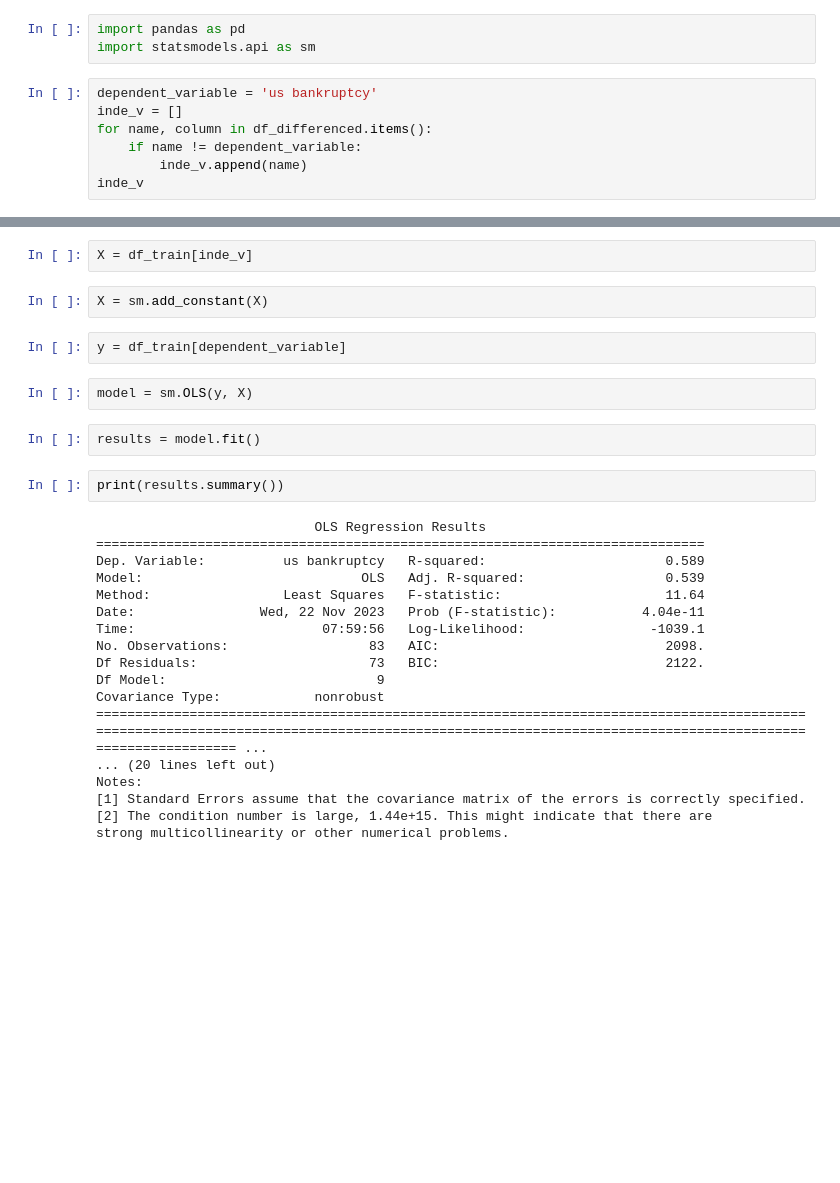
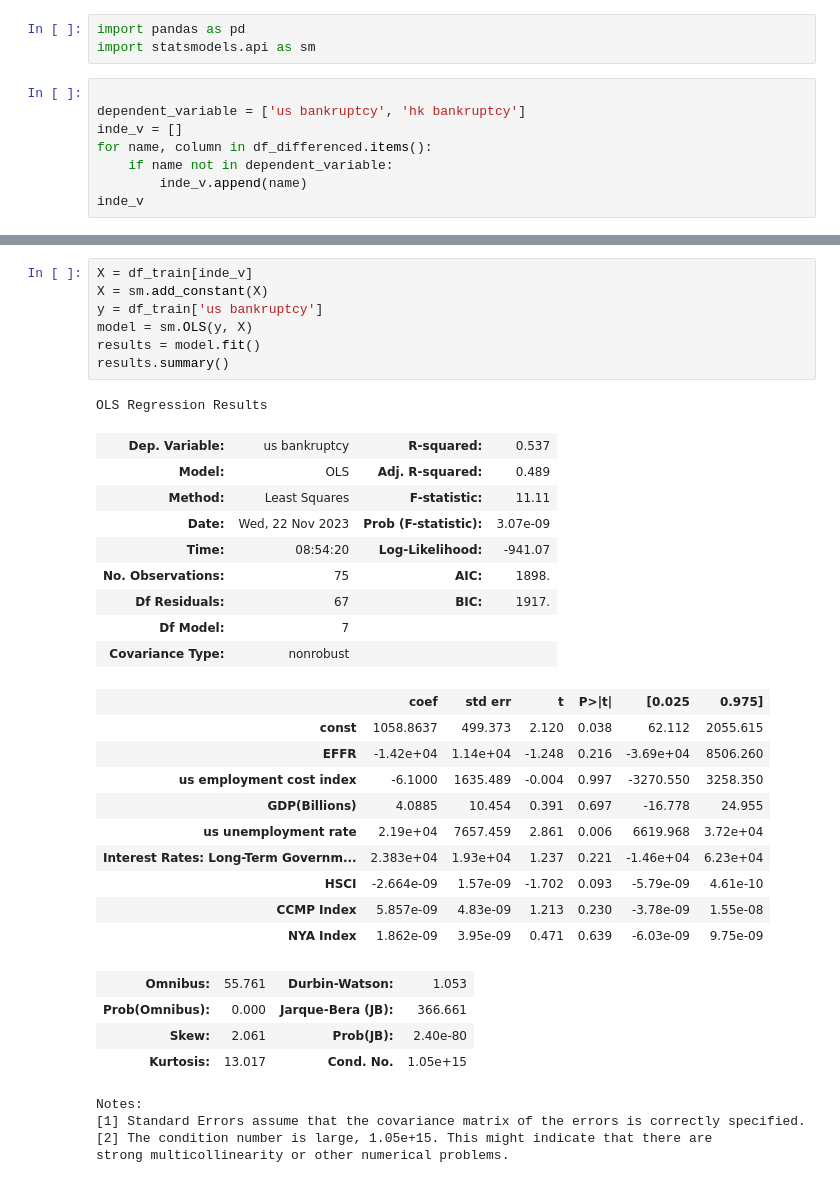
Before and after one commit to Justinlaau/fyp, a Jupyter notebook: code_notes.ipynb, the cells around one changed output, grey strips where cells are left out. Cells and saved outputs as stored; diff of their text form; blank space fills up the shorter version.

```diff
--- a/code_notes.ipynb
+++ b/code_notes.ipynb
@@ -449,10 +566,11 @@ fig.update_layout(
 import pandas as pd
 import statsmodels.api as sm
 # %%
-dependent_variable = 'us bankruptcy'
+
+dependent_variable = ['us bankruptcy', 'hk bankruptcy']
 inde_v = []
 for name, column in df_differenced.items():
-    if name != dependent_variable:
+    if name not in dependent_variable:
         inde_v.append(name)
 inde_v
 # %% [output]
@@ -469,30 +585,36 @@ inde_v
 # %%
 X = df_train[inde_v]
+X = sm.add_constant(X)
+y = df_train['us bankruptcy']
+model = sm.OLS(y, X)
+results = model.fit()
+results.summary()
+# %% [output]
+OLS Regression Results
+| Dep. Variable: | us bankruptcy | R-squared: | 0.537 |
+| Model: | OLS | Adj. R-squared: | 0.489 |
+| Method: | Least Squares | F-statistic: | 11.11 |
+| Date: | Wed, 22 Nov 2023 | Prob (F-statistic): | 3.07e-09 |
+| Time: | 08:54:20 | Log-Likelihood: | -941.07 |
+| No. Observations: | 75 | AIC: | 1898. |
+| Df Residuals: | 67 | BIC: | 1917. |
+| Df Model: | 7 |  |  |
+| Covariance Type: | nonrobust |  |  |
+|  | coef | std err | t | P>|t| | [0.025 | 0.975] |
+| const | 1058.8637 | 499.373 | 2.120 | 0.038 | 62.112 | 2055.615 |
+| EFFR | -1.42e+04 | 1.14e+04 | -1.248 | 0.216 | -3.69e+04 | 8506.260 |
+| us employment cost index | -6.1000 | 1635.489 | -0.004 | 0.997 | -3270.550 | 3258.350 |
+| GDP(Billions) | 4.0885 | 10.454 | 0.391 | 0.697 | -16.778 | 24.955 |
+| us unemployment rate | 2.19e+04 | 7657.459 | 2.861 | 0.006 | 6619.968 | 3.72e+04 |
+| Interest Rates: Long-Term Governm... | 2.383e+04 | 1.93e+04 | 1.237 | 0.221 | -1.46e+04 | 6.23e+04 |
+| HSCI | -2.664e-09 | 1.57e-09 | -1.702 | 0.093 | -5.79e-09 | 4.61e-10 |
+| CCMP Index | 5.857e-09 | 4.83e-09 | 1.213 | 0.230 | -3.78e-09 | 1.55e-08 |
+| NYA Index | 1.862e-09 | 3.95e-09 | 0.471 | 0.639 | -6.03e-09 | 9.75e-09 |
+| Omnibus: | 55.761 | Durbin-Watson: | 1.053 |
+| Prob(Omnibus): | 0.000 | Jarque-Bera (JB): | 366.661 |
+| Skew: | 2.061 | Prob(JB): | 2.40e-80 |
+| Kurtosis: | 13.017 | Cond. No. | 1.05e+15 |
+Notes:
+[1] Standard Errors assume that the covariance matrix of the errors is correctly specified.
+[2] The condition number is large, 1.05e+15. This might indicate that there are
+strong multicollinearity or other numerical problems.
-# %%
-X = sm.add_constant(X)
-# %%
-y = df_train[dependent_variable]
-# %%
-model = sm.OLS(y, X)
-# %%
-results = model.fit()
-# %%
-print(results.summary())
-# %% [output]
-                            OLS Regression Results
-==============================================================================
-Dep. Variable:          us bankruptcy   R-squared:                       0.589
-Model:                            OLS   Adj. R-squared:                  0.539
-Method:                 Least Squares   F-statistic:                     11.64
-Date:                Wed, 22 Nov 2023   Prob (F-statistic):           4.04e-11
-Time:                        07:59:56   Log-Likelihood:                -1039.1
-No. Observations:                  83   AIC:                             2098.
-Df Residuals:                      73   BIC:                             2122.
-Df Model:                           9
-Covariance Type:            nonrobust
-======================================================================================================================================================================================================== ...
-... (20 lines left out)
-Notes:
-[1] Standard Errors assume that the covariance matrix of the errors is correctly specified.
-[2] The condition number is large, 1.44e+15. This might indicate that there are
-strong multicollinearity or other numerical problems.
```
Also changed, not shown: parts of 33 cells of this notebook.
